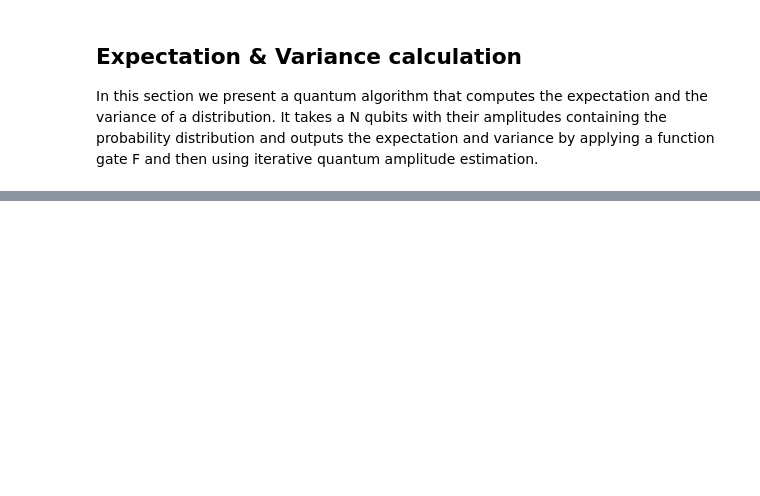
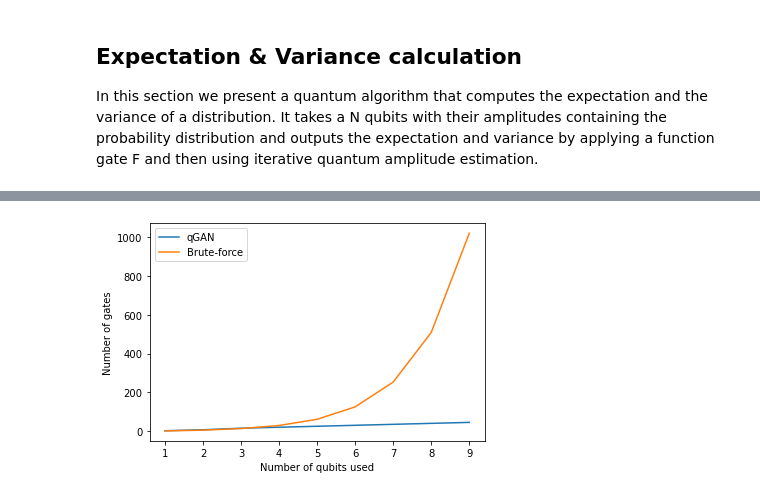
Before and after one commit to dmilosch/Quantum_Monte_Carlo, a Jupyter notebook: qmc.ipynb, the cells around one changed output, grey strips where cells are left out. Cells and saved outputs as stored; diff of their text form; code cells hidden in the pictures; blank space fills up the shorter version.

```diff
--- a/qmc.ipynb
+++ b/qmc.ipynb
@@ -35,0 +245,32 @@ In this section we present a quantum algorithm that computes the expectation and
+# %%
+# Testing the complexity of the resulting models
+qGAN_gates = []
+finance_gates = []
+
+testRange = range(1,10)
+
+for j in tqdm(testRange):
+    # Creating the models
+    qGAN_model = train_normal(j)
+    finance_model = NormalDistribution(j)
+    # Measuring gate complexity
+    decomposition = gate_decompose(qGAN_model.decompose())
+    try:
+        qGAN_gates.append(decomposition['u3'] + decomposition['cx'])
+    except:
+        qGAN_gates.append(decomposition['u3'])
+    decomposition = gate_decompose(finance_model.decompose())
+    try:
+        finance_gates.append(decomposition['u3'] + decomposition['cx'])
+    except:
+        finance_gates.append(decomposition['u3'])
+# %%
+# Plotting our results
+plt.plot(list(testRange), qGAN_gates, label='qGAN')
+plt.plot(list(testRange), finance_gates, label='Brute-force')
+plt.ylabel('Number of gates')
+plt.xlabel('Number of qubits used')
+plt.legend(loc='upper left')
+plt.show()
+# %% [output]
+[figure, added]
```
Also changed, not shown: parts of 11 cells of this notebook, 1 other file.
